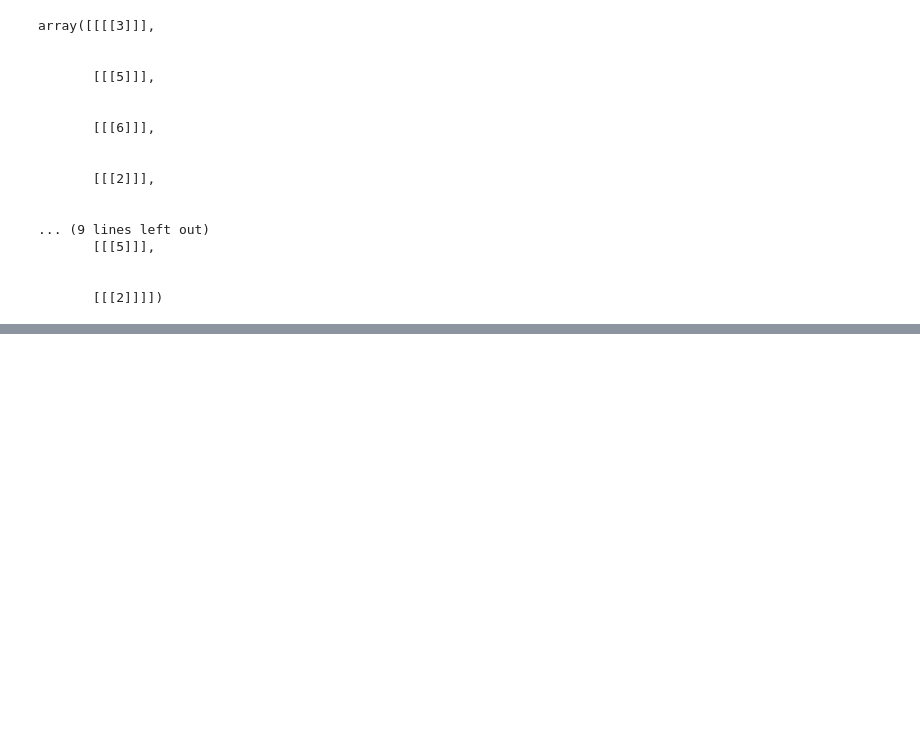
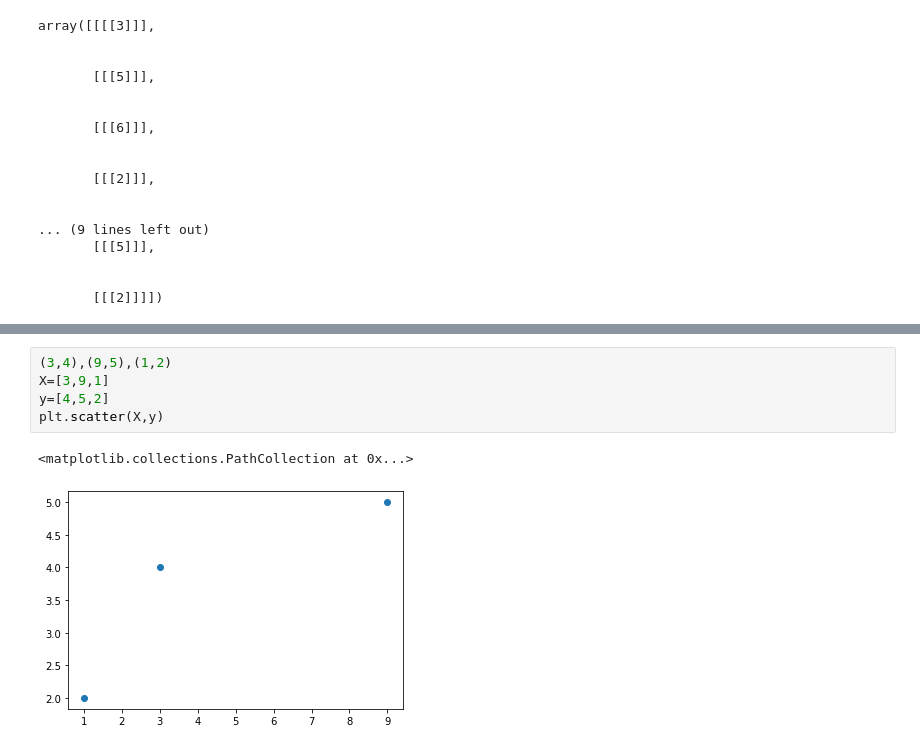
Before and after one commit to GauthamAjayKannan/coding, a Jupyter notebook: AIWORKSHOP.ipynb, the cells around one changed output, grey strips where cells are left out. Drawn from its saved outputs; the diff is of its cells as text; blank space fills up the shorter version.

```diff
--- a/AIWORKSHOP.ipynb
+++ b/AIWORKSHOP.ipynb
@@ -48,0 +56,8 @@ array([[[[3]]],
+# %%
+(3,4),(9,5),(1,2)
+X=[3,9,1]
+y=[4,5,2]
+plt.scatter(X,y)
+# %% [output]
+<matplotlib.collections.PathCollection at 0x...>
+[figure, added]
```
Also changed, not shown: parts of 56 cells of this notebook.
